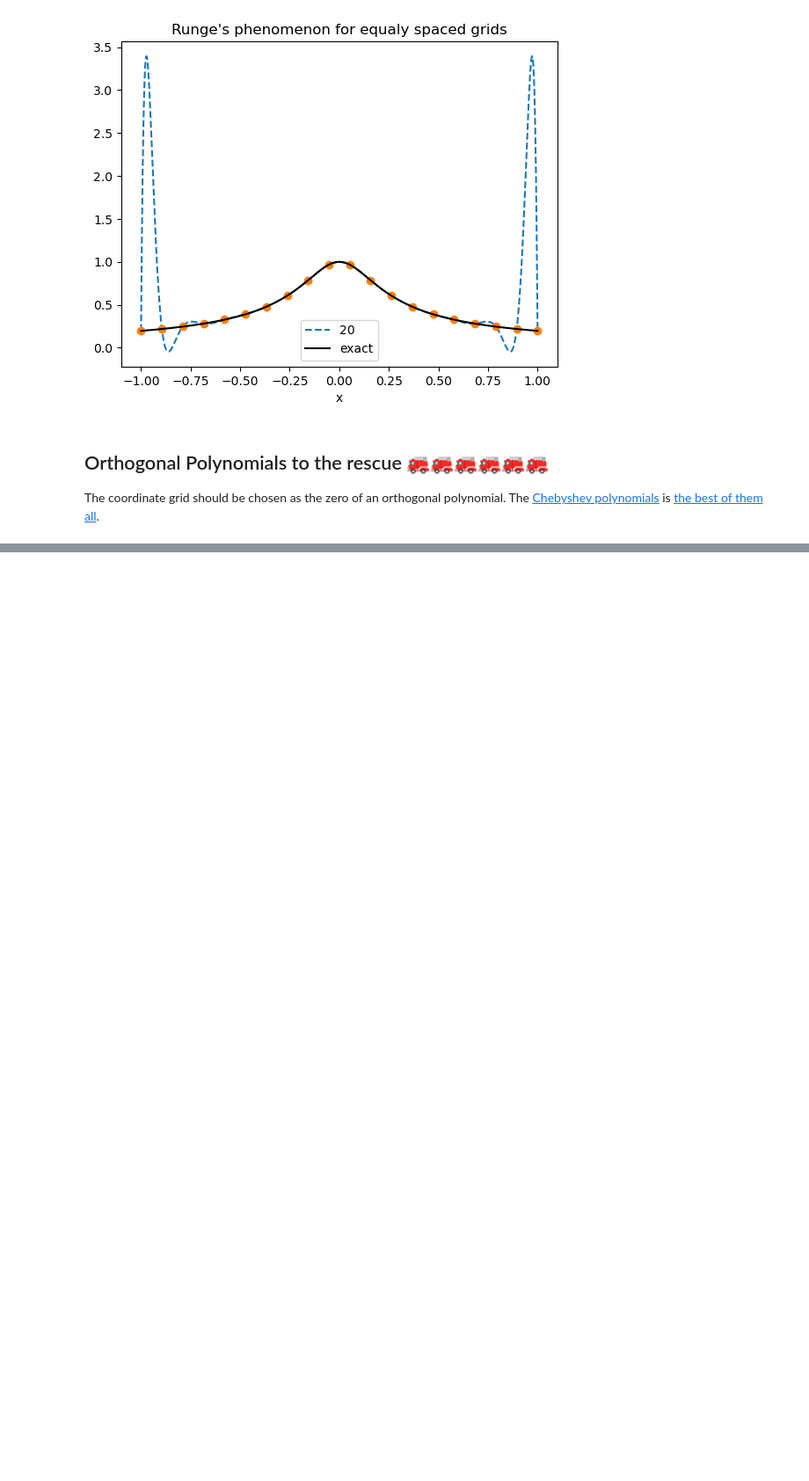
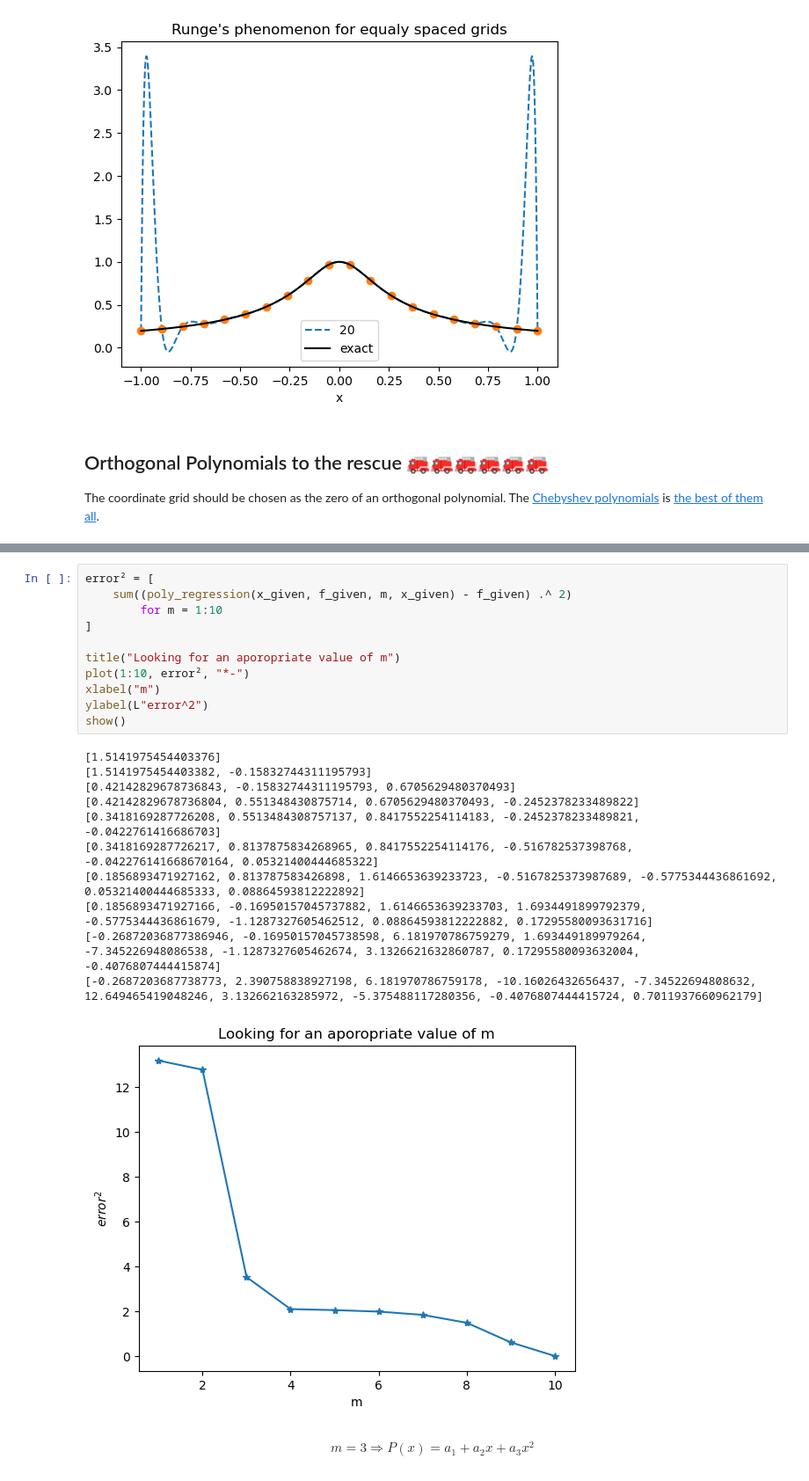
Before and after one commit to tkeegan12/Course_Computational_Physics_and_Engineering, a Jupyter notebook: Module5_Interpolation_and_Curve_fitting.ipynb, the cells around one changed output, grey strips where cells are left out. Shown at 88% size. Saved outputs shown, nothing was run; the diff lists cells and outputs as text; blank space fills up the shorter version.

```diff
--- a/Module5_Interpolation_and_Curve_fitting.ipynb
+++ b/Module5_Interpolation_and_Curve_fitting.ipynb
@@ -295,0 +314,27 @@ show()
+# %%
+error² = [
+    sum((poly_regression(x_given, f_given, m, x_given) - f_given) .^ 2)
+        for m = 1:10
+]
+
+title("Looking for an aporopriate value of m")
+plot(1:10, error², "*-")
+xlabel("m")
+ylabel(L"error^2")
+show()
+# %% [output]
+[1.5141975454403376]
+[1.5141975454403382, -0.15832744311195793]
+[0.42142829678736843, -0.15832744311195793, 0.6705629480370493]
+[0.42142829678736804, 0.551348430875714, 0.6705629480370493, -0.2452378233489822]
+[0.3418169287726208, 0.5513484308757137, 0.8417552254114183, -0.2452378233489821, -0.0422761416686703]
+[0.3418169287726217, 0.8137875834268965, 0.8417552254114176, -0.516782537398768, -0.042276141668670164, 0.05321400444685322]
+[0.1856893471927162, 0.813787583426898, 1.6146653639233723, -0.5167825373987689, -0.5775344436861692, 0.05321400444685333, 0.08864593812222892]
+[0.1856893471927166, -0.16950157045737882, 1.6146653639233703, 1.6934491899792379, -0.5775344436861679, -1.1287327605462512, 0.08864593812222882, 0.17295580093631716]
+[-0.26872036877386946, -0.16950157045738598, 6.181970786759279, 1.693449189979264, -7.345226948086538, -1.1287327605462674, 3.1326621632860787, 0.17295580093632004, -0.4076807444415874]
+[-0.2687203687738773, 2.390758838927198, 6.181970786759178, -10.16026432656437, -7.34522694808632, 12.649465419048246, 3.132662163285972, -5.375488117280356, -0.4076807444415724, 0.7011937660962179]
+[figure, added]
+# %% [markdown]
+$$
+    m = 3 \Longrightarrow P(x) = a_1 + a_2 x + a_3 x^2
+$$
```
Also changed, not shown: parts of 13 cells of this notebook.
